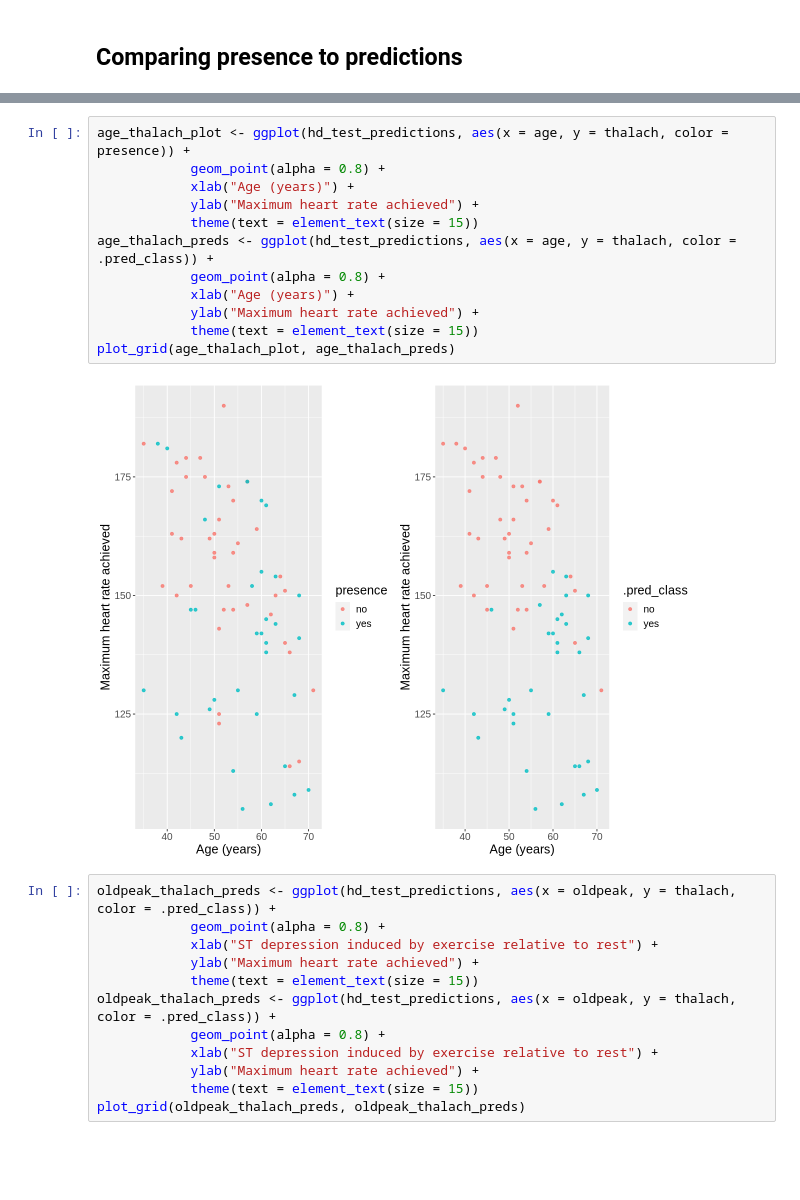
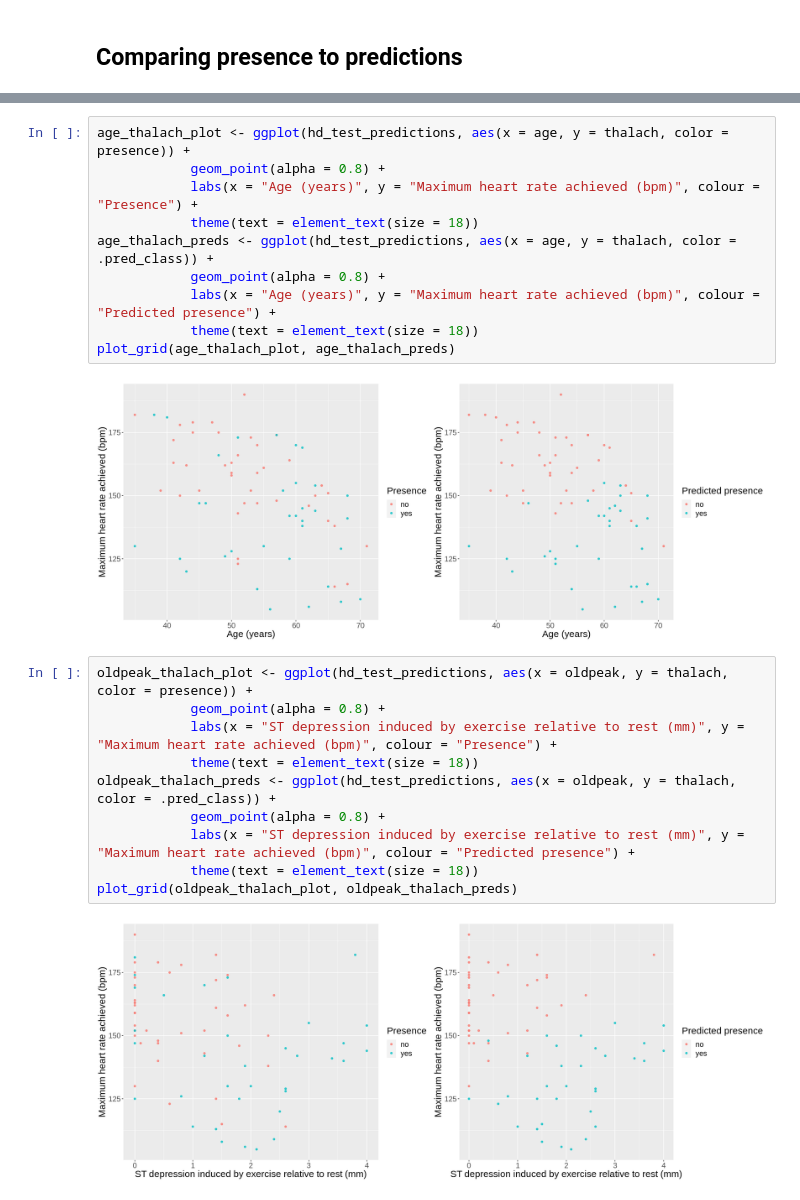
Before and after one commit to tashijain/DSCI100GroupProject, a Jupyter notebook: group_project_report.ipynb, the cells around one changed output, grey strips where cells are left out. Drawn from its saved outputs; the diff is of its cells as text; blank space fills up the shorter version.

```diff
--- a/group_project_report.ipynb
+++ b/group_project_report.ipynb
@@ -698,26 +697,24 @@ plot_grid(age_oldpeak_plot, age_oldpeak_preds)
 # %%
 age_thalach_plot <- ggplot(hd_test_predictions, aes(x = age, y = thalach, color = presence)) +
             geom_point(alpha = 0.8) +
-            xlab("Age (years)") +
-            ylab("Maximum heart rate achieved") +
-            theme(text = element_text(size = 15))
+            labs(x = "Age (years)", y = "Maximum heart rate achieved (bpm)", colour = "Presence") +
+            theme(text = element_text(size = 18))
 age_thalach_preds <- ggplot(hd_test_predictions, aes(x = age, y = thalach, color = .pred_class)) +
             geom_point(alpha = 0.8) +
-            xlab("Age (years)") +
-            ylab("Maximum heart rate achieved") +
-            theme(text = element_text(size = 15))
+            labs(x = "Age (years)", y = "Maximum heart rate achieved (bpm)", colour = "Predicted presence") +
+            theme(text = element_text(size = 18))
 plot_grid(age_thalach_plot, age_thalach_preds)
 # %% [output]
-[figure, old version]
+[figure, new version]
 # %%
+oldpeak_thalach_plot <- ggplot(hd_test_predictions, aes(x = oldpeak, y = thalach, color = presence)) +
+            geom_point(alpha = 0.8) +
+            labs(x = "ST depression induced by exercise relative to rest (mm)", y = "Maximum heart rate achieved (bpm)", colour = "Presence") +
+            theme(text = element_text(size = 18))
 oldpeak_thalach_preds <- ggplot(hd_test_predictions, aes(x = oldpeak, y = thalach, color = .pred_class)) +
             geom_point(alpha = 0.8) +
-            xlab("ST depression induced by exercise relative to rest") +
-            ylab("Maximum heart rate achieved") +
-            theme(text = element_text(size = 15))
-oldpeak_thalach_preds <- ggplot(hd_test_predictions, aes(x = oldpeak, y = thalach, color = .pred_class)) +
-            geom_point(alpha = 0.8) +
-            xlab("ST depression induced by exercise relative to rest") +
-            ylab("Maximum heart rate achieved") +
-            theme(text = element_text(size = 15))
-plot_grid(oldpeak_thalach_preds, oldpeak_thalach_preds)
+            labs(x = "ST depression induced by exercise relative to rest (mm)", y = "Maximum heart rate achieved (bpm)", colour = "Predicted presence") +
+            theme(text = element_text(size = 18))
+plot_grid(oldpeak_thalach_plot, oldpeak_thalach_preds)
+# %% [output]
+[figure, added]
```
Also changed, not shown: parts of 1 cell of this notebook.
